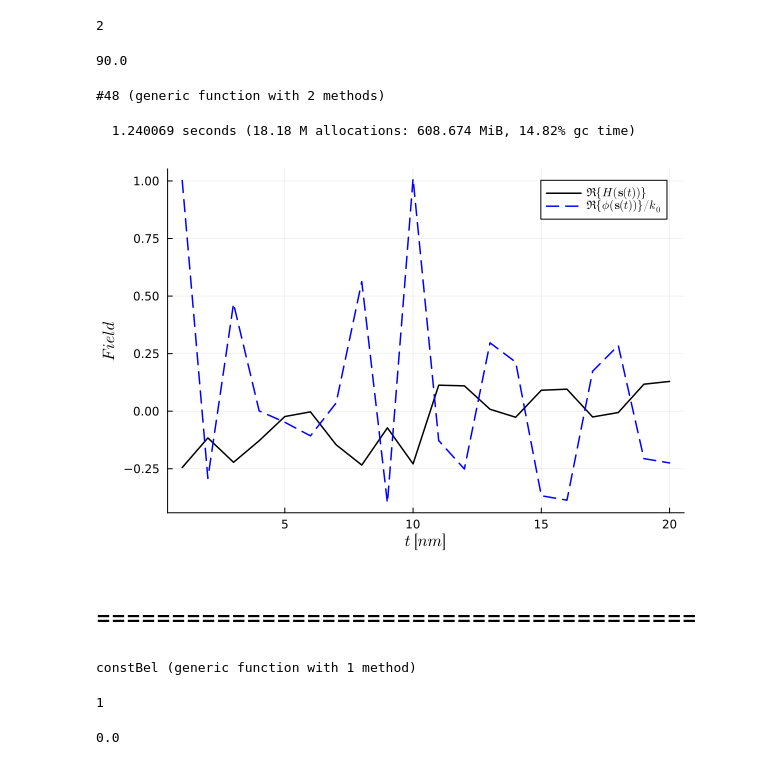
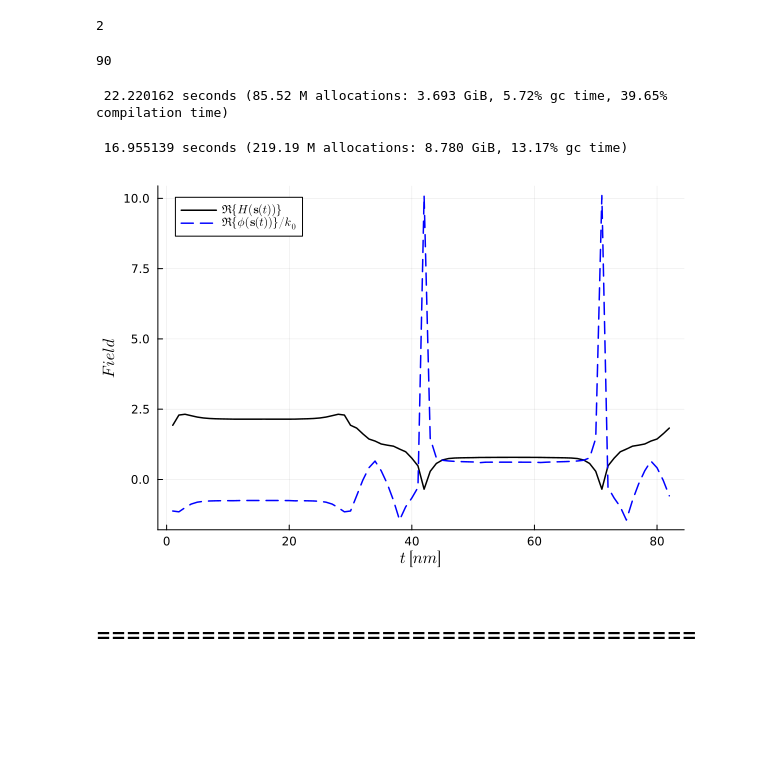
Before and after one commit to Gabmtzz/nanoOpt.jl, a Jupyter notebook: notebook/scatter2d/Untitled.ipynb, the cells around one changed output. Saved outputs shown, nothing was run; the diff lists cells and outputs as text; code cells hidden in the pictures; blank space fills up the shorter version.

```diff
--- a/notebook/scatter2d/Untitled.ipynb
+++ b/notebook/scatter2d/Untitled.ipynb
@@ -56,10 +43,10 @@ m = 2
 # %%
 i = 1
 
-k0 = 2π/520
+k0 = 2π/690
 n₁ = mat1.n(k0)
 n₂ = mat2.n(k0)
 r = 500.
-α = 90.
+α = 90
 # %% [output]
-90.0
+90
@@ -66,35 +55,16 @@ r = 500.
 # %%
-Grf = GreenFunctions(matScatter,"Layer";xP= (300. , 5), yP = (300.,5));
+@time Grf = GreenFunctions(matScatter,"layer";xP= (350. , 10), yP = (350.,10), SParms = SParms);
+# %% [output]
+ 22.220162 seconds (85.52 M allocations: 3.693 GiB, 5.72% gc time, 39.65% compilation time)
-# %%
-Grf.GrFuncs[1].gTot
-# %% [output]
-#48 (generic function with 2 methods)
 # %%
-@time H,ϕ = getHϕ(m,cyl,k0,Grf,matSc.n,mat1.n,dThr,α);
+@time H,ϕ = getHϕ(m,rod,k0,Grf,matSc.n,mat1.n,dThr,α,layer,"layer");
 # %% [output]
-  1.240069 seconds (18.18 M allocations: 608.674 MiB, 14.82% gc time)
+ 16.955139 seconds (219.19 M allocations: 8.780 GiB, 13.17% gc time)
 # %%
 gr()
 plot(real.(H[:,1]),c=:black,lw=1.5,label=L"\Re\{ H(\mathbf{s}(t)) \}")
-plot!(real.(ϕ[:,1])./k0,c=:blue,lw=1.5,ls=:dash,label=L"\Re\{ \phi(\mathbf{s}(t)) \}/ k_0",xlabel=L"t~[nm]",ylabel=L"Field",legend=:topright)
+plot!(real.(ϕ[:,1])./k0,c=:blue,lw=1.5,ls=:dash,label=L"\Re\{ \phi(\mathbf{s}(t)) \}/ k_0",xlabel=L"t~[nm]",ylabel=L"Field",legend=:topleft)
 # %% [output]
-[figure, old version]
+[figure, new version]
 # %% [markdown]
 # ========================================
-# %%
-function constBel(i::Int64,j::Int64,v::Int64,vˡ::Int64,u::Int64,sV::Vector{Float64},layer::layerstructure,k0::Number,Opt::String)
-
-    δ(i::Int64,j::Int64) = i == j ? 1 : 0
-    δ(Sᵢ::Vector{Float64}) = [0.;1.]⋅Sᵢ == 0 ? 1 : 0
-
-    if Opt == "Homo"
-        return δ(i,j)*δ(v,vˡ)*0.5*(δ(u,1)-δ(u,2))
-    else
-        ε1 = layer.mat[1].ε
-        εL = layer.mat[end].ε
-
-        return δ(i,j)*δ(v,vˡ)*0.5*(δ(u,1)-δ(u,2))+δ(i,j)*δ(v,vˡ)*δ(sV)*δ(u,1)*((εL(k0)-ε1(k0))/(εL(k0)+ε1(k0)))
-    end
-end
-# %% [output]
-constBel (generic function with 1 method)
@@ -103,13 +70,0 @@ layer = layerstructure([mat1,mat2],[0.0,],"up");
-# %%
-k0 = k0
-sV = [1.,0.]
-i,j = 1,3
-
-v,vˡ = 1,1
-u = 1
-# %% [output]
-1
-# %%
-constBel(i,j,v,vˡ,u,sV,layer,k0,"Homo")
-# %% [output]
-0.0
```
Also changed, not shown: parts of 21 cells of this notebook, 4 other files.
